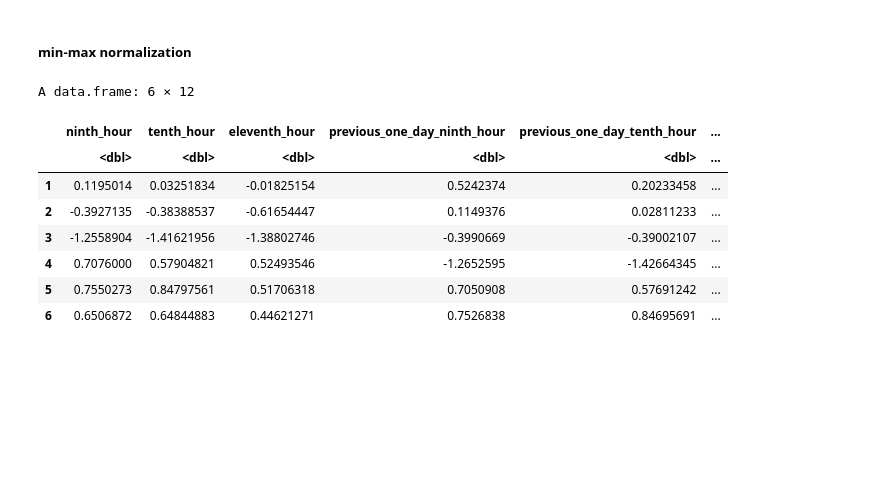
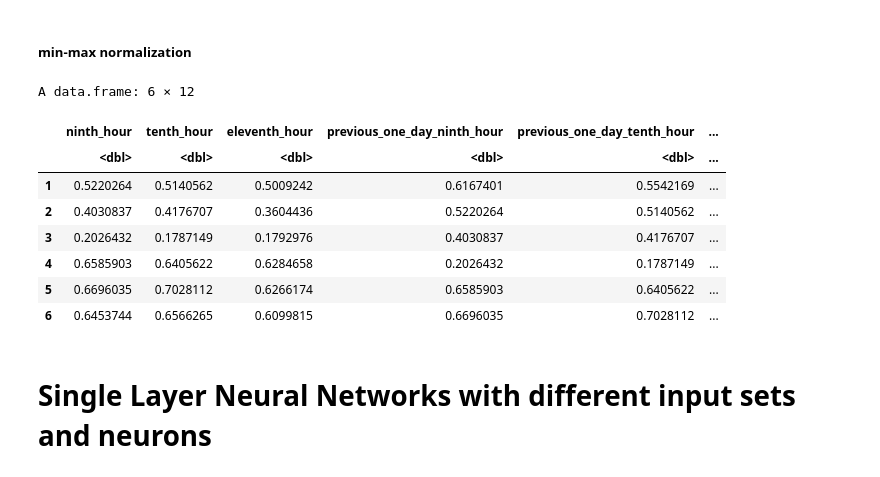
Before and after one commit to Saranga99/DM-ML, a Jupyter notebook: coursework/CW_Q2.ipynb, the cells around one changed output. Drawn from its saved outputs; the diff is of its cells as text; code cells hidden in the pictures; blank space fills up the shorter version.

```diff
--- a/coursework/CW_Q2.ipynb
+++ b/coursework/CW_Q2.ipynb
@@ -155,26 +155,25 @@ A tibble: 6 × 13
 # %% [markdown]
 ##### min-max normalization
 # %%
-z_score = function(x) {
-  return((x - mean(x)) / sd(x))
-}
+min_max_normalize <- function(x) {
+return ((x - min(x)) / (max(x) - min(x))) }
 
-x_value = function(z) {
-    return((z * sd(df_full$eleventh_hour)) + mean(df_full$eleventh_hour))
-}
+
+unnormalize_eleventh_hour <- function(x) {
+return( (max(df_full$eleventh_hour) - min(df_full$eleventh_hour))*x + min(df_full$eleventh_hour)) }
 # %%
-df_normalized <- as.data.frame(lapply(df_full[2:13], z_score))
+df_normalized <- as.data.frame(lapply(df_full[2:13], min_max_normalize))
 head(df_normalized)
 # %% [output]
 A data.frame: 6 × 12
 |  | ninth_hour | tenth_hour | eleventh_hour | previous_one_day_ninth_hour | previous_one_day_tenth_hour | ... |
 |  | <dbl> | <dbl> | <dbl> | <dbl> | <dbl> | ... |
-| 1 | 0.1195014 | 0.03251834 | -0.01825154 | 0.5242374 | 0.20233458 | ... |
-| 2 | -0.3927135 | -0.38388537 | -0.61654447 | 0.1149376 | 0.02811233 | ... |
-| 3 | -1.2558904 | -1.41621956 | -1.38802746 | -0.3990669 | -0.39002107 | ... |
-| 4 | 0.7076000 | 0.57904821 | 0.52493546 | -1.2652595 | -1.42664345 | ... |
-| 5 | 0.7550273 | 0.84797561 | 0.51706318 | 0.7050908 | 0.57691242 | ... |
-| 6 | 0.6506872 | 0.64844883 | 0.44621271 | 0.7526838 | 0.84695691 | ... |
+| 1 | 0.5220264 | 0.5140562 | 0.5009242 | 0.6167401 | 0.5542169 | ... |
+| 2 | 0.4030837 | 0.4176707 | 0.3604436 | 0.5220264 | 0.5140562 | ... |
+| 3 | 0.2026432 | 0.1787149 | 0.1792976 | 0.4030837 | 0.4176707 | ... |
+| 4 | 0.6585903 | 0.6405622 | 0.6284658 | 0.2026432 | 0.1787149 | ... |
+| 5 | 0.6696035 | 0.7028112 | 0.6266174 | 0.6585903 | 0.6405622 | ... |
+| 6 | 0.6453744 | 0.6566265 | 0.6099815 | 0.6696035 | 0.7028112 | ... |
 # %%
 set.seed(123)
 df_train <- df_normalized[1:430,]
@@ -216 +230,3 @@ model_two_hidden_layer = function(arg, hidden_first, hidden_second, activation_f
 }
+# %% [markdown]
+# Single Layer Neural Networks with different input sets and neurons
```
Also changed, not shown: parts of 13 cells of this notebook.
